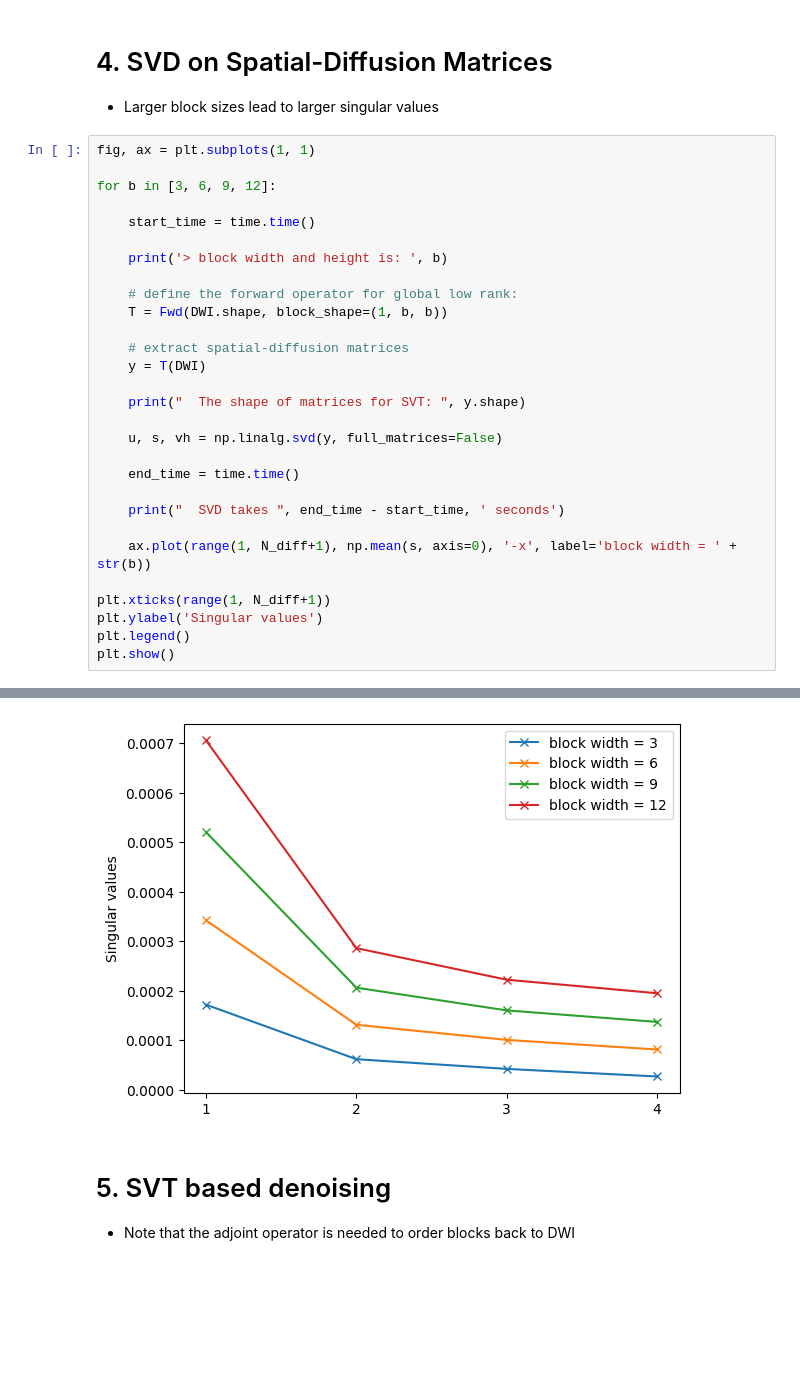
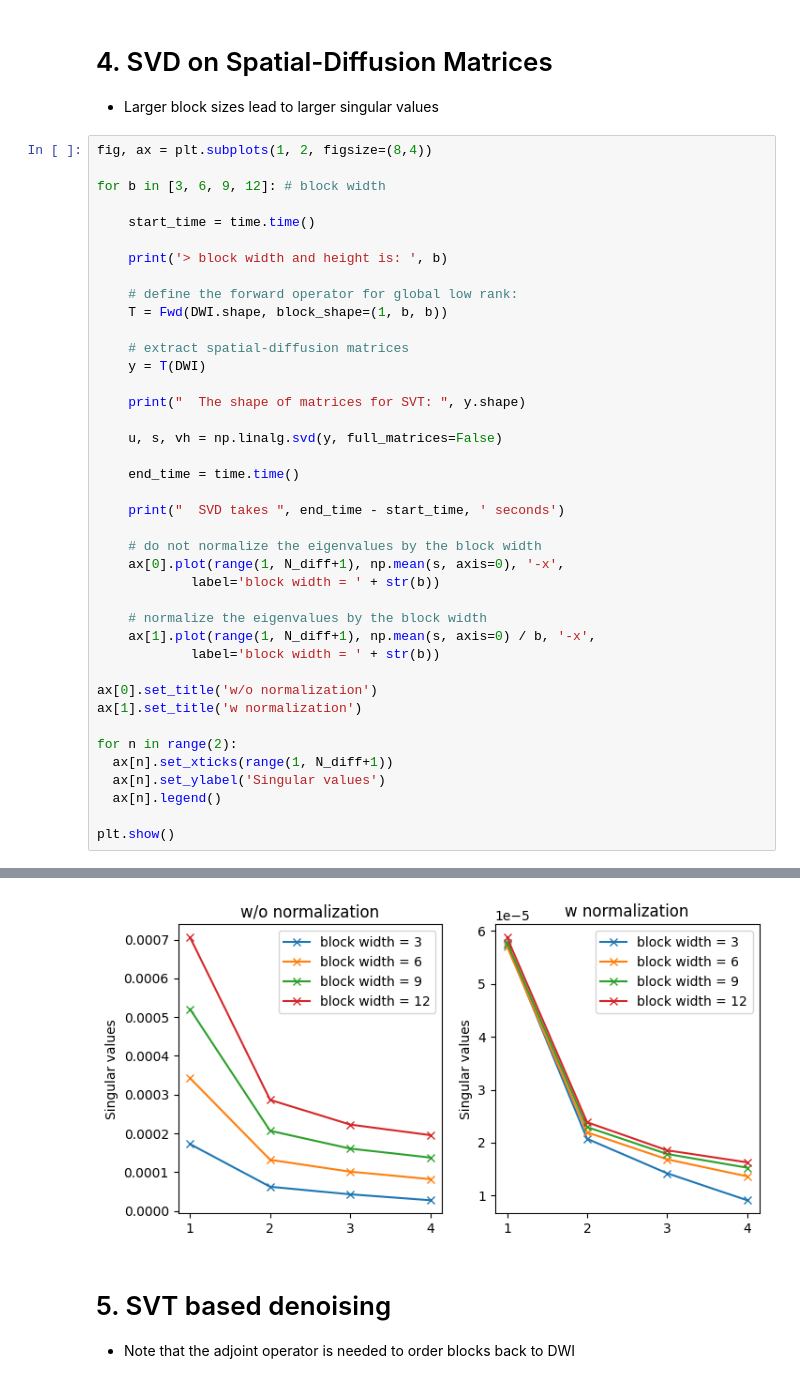
Before and after one commit to ZhengguoTan/NAViEPI, a Jupyter notebook: demo_llr.ipynb, the cells around one changed output, grey strips where cells are left out. Saved outputs shown, nothing was run; the diff lists cells and outputs as text; blank space fills up the shorter version.

Commit message:
add the normalization option in llr

```diff
--- a/demo_llr.ipynb
+++ b/demo_llr.ipynb
@@ -152,9 +151,9 @@ print("> SVD is applied onto the 2D matrices in the right most 2 dimensions")
 
   * Larger block sizes lead to larger singular values
 # %%
-fig, ax = plt.subplots(1, 1)
+fig, ax = plt.subplots(1, 2, figsize=(8,4))
 
-for b in [3, 6, 9, 12]:
+for b in [3, 6, 9, 12]: # block width
 
     start_time = time.time()
 
@@ -174,11 +173,22 @@ for b in [3, 6, 9, 12]:
 
     print("  SVD takes ", end_time - start_time, ' seconds')
 
-    ax.plot(range(1, N_diff+1), np.mean(s, axis=0), '-x', label='block width = ' + str(b))
+    # do not normalize the eigenvalues by the block width
+    ax[0].plot(range(1, N_diff+1), np.mean(s, axis=0), '-x',
+            label='block width = ' + str(b))
 
-plt.xticks(range(1, N_diff+1))
-plt.ylabel('Singular values')
-plt.legend()
+    # normalize the eigenvalues by the block width
+    ax[1].plot(range(1, N_diff+1), np.mean(s, axis=0) / b, '-x',
+            label='block width = ' + str(b))
+
+ax[0].set_title('w/o normalization')
+ax[1].set_title('w normalization')
+
+for n in range(2):
+  ax[n].set_xticks(range(1, N_diff+1))
+  ax[n].set_ylabel('Singular values')
+  ax[n].legend()
+
 plt.show()
 # %% [output]
 > block width and height is:  3
@@ -196,4 +206,4 @@ plt.show()
-[figure, old version]
+[figure, new version]
 # %% [markdown]
 # 5. SVT based denoising
 
```
Also changed, not shown: parts of 11 cells of this notebook.
